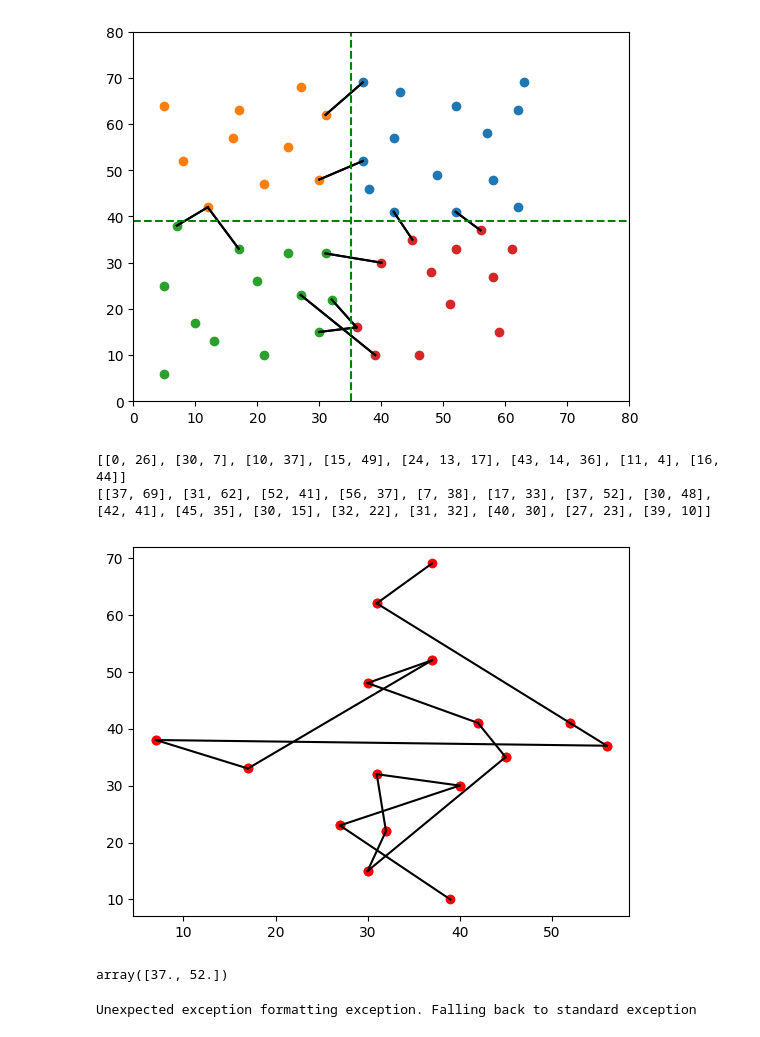
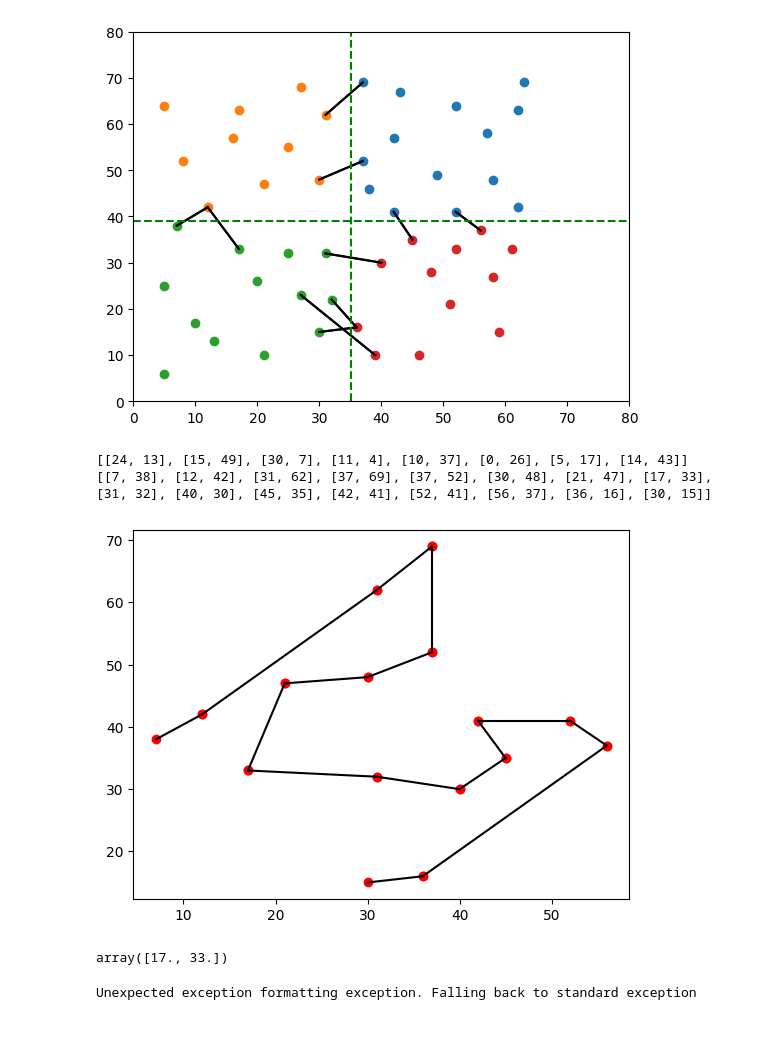
Before and after one commit to sangmin-yoo/TAXI, a Jupyter notebook: Large-Scale-Ising_graph_partition.ipynb, the cells around one changed output. Cells and saved outputs as stored; diff of their text form; code cells hidden in the pictures.

Commit message:
fixed tp-ising (for now)

```diff
--- a/Large-Scale-Ising_graph_partition.ipynb
+++ b/Large-Scale-Ising_graph_partition.ipynb
@@ -1082,16 +1092,17 @@ def gen_hierarchical_sol(global_X_Y, partition_master, transit_point_master, ben
     #first ising solve transit_point_master (if it is greater than 12 we need to do the entire thing again)
     #for now, lets assume size of transit_point_master is less than 12, we will add the recursive part later
 
-    transit_point_master_new = group_chained_links_with_endpoints(remove_reverse_links(transit_point_master))
+    transit_point_master_new = rearrange_sublists(global_X_Y, group_chained_links_with_endpoints(remove_reverse_links(transit_point_master)))
     print(transit_point_master_new)
 
     if len(transit_point_master_new) > ising_size or len(transit_point_master_new) < 3:
         raise ValueError("Transit point master is too large/small to be ising solved")
     else:
         #ising solve transit_point_master
-        #tp_master_centroids_map = compute_centroids(global_X_Y, transit_point_master_new)
-        #print(tp_master_centroids_map)
-        cpp_cmd = "./ising_mac_transit_macos" #special case, where distance b/w consecutive points is set to 0
+
+        #cpp_cmd = "./ising_mac_transit_macos" #special case, where distance b/w consecutive points is set to 0
+        #TODO: fix the logic of of the tp-ising solver to support tp-chains
+        cpp_cmd = "./ising_mac_transit"
         os.system("rm -rf sys2clusters_" + str(benchmark))
         os.system("mkdir -p sys2clusters_" + str(benchmark))
         curr_filename = str(benchmark) + "transit_point" + ".in"
@@ -1101,13 +1112,19 @@ def gen_hierarchical_sol(global_X_Y, partition_master, transit_point_master, ben
         inF.write("\n")
         for sublist in transit_point_master_new:
             # Write the first and last element of the sublist
-            inF.write(str(global_X_Y[sublist[0], 0]) + " " + str(global_X_Y[sublist[0], 1]) + "1")
+            inF.write(str(global_X_Y[sublist[0], 0]) + " " + str(global_X_Y[sublist[0], 1]))
+            #check which partition sublist[0] belongs to
+            index = next((i for i, arr in enumerate(partition_master) if sublist[0] in arr), None)
+            inF.write(" " + str(index))
             inF.write("\n")
-            inF.write(str(global_X_Y[sublist[-1], 0]) + " " + str(global_X_Y[sublist[-1], 1]) + "1")
+            inF.write(str(global_X_Y[sublist[-1], 0]) + " " + str(global_X_Y[sublist[-1], 1]))
+            index = next((i for i, arr in enumerate(partition_master) if sublist[-1] in arr), None)
+            inF.write(" " + str(index))
             inF.write("\n")
         inF.close()
 
-        os.system(cpp_cmd+ " k1" + " sys2clusters_" + str(benchmark) + "/" + curr_filename + " >> " + "sys2clusters_" + str(benchmark) + "/" + curr_logfile)
+
+        os.system(cpp_cmd+ " k2" + " sys2clusters_" + str(benchmark) + "/" + curr_filename + " >> " + "sys2clusters_" + str(benchmark) + "/" + curr_logfile)
 
         dist_array = []
         nMAC_array = []
@@ -1138,12 +1155,14 @@ def gen_hierarchical_sol(global_X_Y, partition_master, transit_point_master, ben
                     tp_ordered.append(sublist)
 
         print(tp_ordered)
-        # Generate an ordered transit point master based on the order of centroids in tp_ordered_centroids
+
+        #plot for debug
         plt.figure()
         for i in range(0, len(tp_ordered) - 1):
 
             plt.plot([tp_ordered[i][0], tp_ordered[i+1][0]], [tp_ordered[i][1], tp_ordered[i+1][1]], 'black')
             plt.scatter([tp_ordered[i][0], tp_ordered[i+1][0]], [tp_ordered[i][1], tp_ordered[i+1][1]], color='red')
+
 
         '''
         tp_ordered_indices_grouped = []
@@ -1186,16 +1205,17 @@ def gen_hierarchical_sol(global_X_Y, partition_master, transit_point_master, ben
             gen_partition_sol(global_X_Y, p, transit_point_master_ordered)
 
         '''
-# %%
-gen_hierarchical_sol(X_Y, partition_master, transit_point_master, x, 12)
-# %% [output]
-[[0, 26], [30, 7], [10, 37], [15, 49], [24, 13, 17], [43, 14, 36], [11, 4], [16, 44]]
-[[37, 69], [31, 62], [52, 41], [56, 37], [7, 38], [17, 33], [37, 52], [30, 48], [42, 41], [45, 35], [30, 15], [32, 22], [31, 32], [40, 30], [27, 23], [39, 10]]
-[figure, removed]
+# %%
+tp_placeholder = [[15, 49], [49, 15], [30, 7], [7, 30], [24, 13], [13, 24], [14, 43], [43, 14], [11, 4], [4, 11], [10, 37], [37, 10], [0, 26], [26, 0], [5, 17], [17, 5]]
+gen_hierarchical_sol(X_Y, partition_master, tp_placeholder, x, 12)
+# %% [output]
+[[24, 13], [15, 49], [30, 7], [11, 4], [10, 37], [0, 26], [5, 17], [14, 43]]
+[[7, 38], [12, 42], [31, 62], [37, 69], [37, 52], [30, 48], [21, 47], [17, 33], [31, 32], [40, 30], [45, 35], [42, 41], [52, 41], [56, 37], [36, 16], [30, 15]]
+[figure, added]
 # %%
-X_Y[0]
+X_Y[17]
 # %% [output]
-array([37., 52.])
+array([17., 33.])
 # %%
 x_max = max(X_Y[:,0])
 x_min = min(X_Y[:,0])
```
Also changed, not shown: parts of 4 cells of this notebook, 8 other files.
